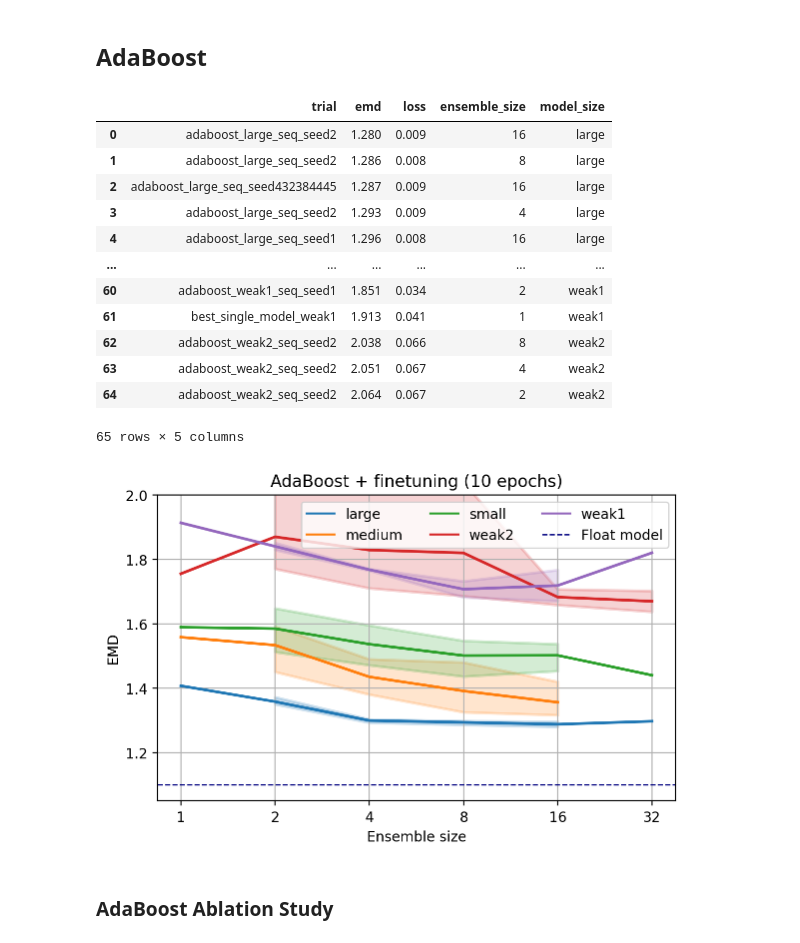
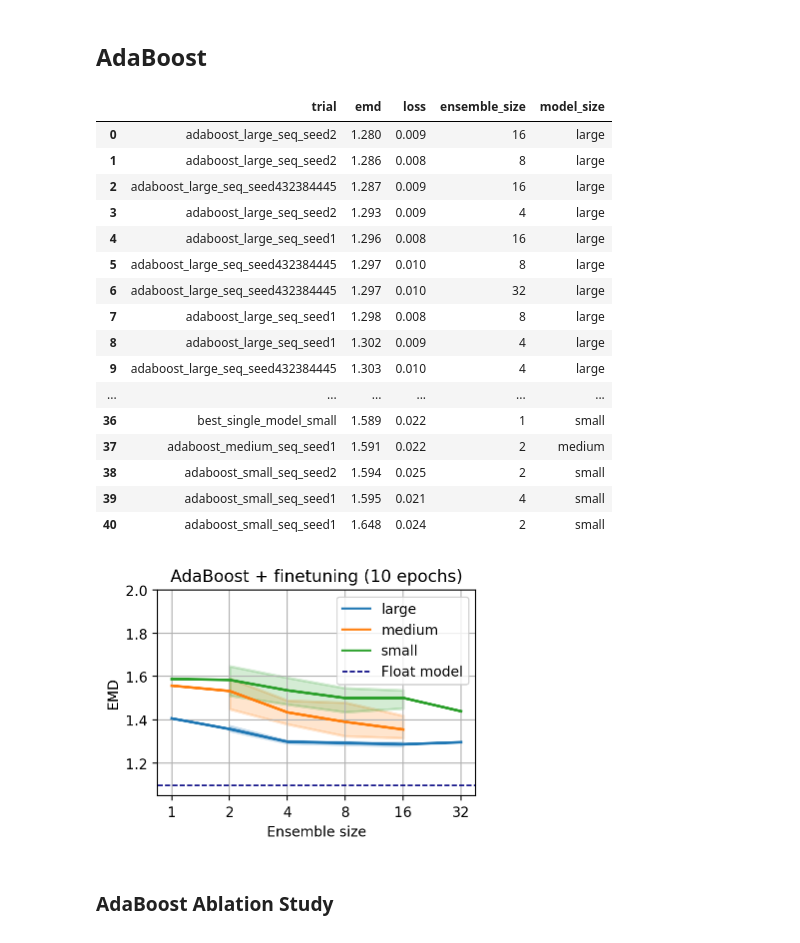
Before and after one commit to oliviaweng/logicnets, a Jupyter notebook: examples/hgcal_autoencoder/plots/analysis_ucsd.ipynb, the cells around one changed output. Cells and saved outputs as stored; diff of their text form; code cells hidden in the pictures.

```diff
--- a/examples/hgcal_autoencoder/plots/analysis_ucsd.ipynb
+++ b/examples/hgcal_autoencoder/plots/analysis_ucsd.ipynb
@@ -623,14 +623,16 @@ def parse_ensembling_experiment(experiment_dir):
             ensemble_size = int(re.findall(f"\d+", txt_file)[1])
         else:
             ensemble_size = int(re.findall(f"\d+", txt_file)[0])
-        if "small_fixed_mask_no_wd" in txt_file:
-            model_size = "small_fixed_no_wd"
-        elif "small_fixed" in txt_file:
+        # TODO: TEMP
+        # if "fixed_mask" in txt_file:
+        #     continue
+        # Get model size
+        if "small_fixed" in txt_file:
             model_size = "small_fixed"
+        elif "small_poly2" in txt_file:
+            model_size = "small_poly2"
         elif "medium_fixed" in txt_file:
             model_size = "medium_fixed"
-        elif "large_fixed_mask_no_wd" in txt_file:
-            model_size = "large_fixed_no_wd"
         elif "large_fixed" in txt_file:
             model_size = "large_fixed"
         elif "small" in txt_file:
@@ -1409,10 +1322,6 @@ def parse_seq_ensemble_exp(experiment_dir):
             model_size = "medium"
         elif "large" in trial:
             model_size = "large"
-        elif "weak2" in trial:
-            model_size = "weak2"
-        elif "weak1" in trial:
-            model_size = "weak1"
         # Get EMD, val loss, and ensemble size from ensemble_perf log
         with open(ens_perf_f, "r") as f:
             for l in f.readlines():
@@ -1455,30 +1364,12 @@ best_single_model_small = {
     "ensemble_size": 1,
     "model_size": "small",
 }
-best_single_model_weak1 = {
-    "trial": "best_single_model_weak1",
-    "emd": BEST_WEAK1_EMD,
-    "loss": 0.041,
-    "ensemble_size": 1,
-    "model_size": "weak1",
-}
-best_single_model_weak2 = {
-    "trial": "best_single_model_weak2",
-    "emd": BEST_WEAK2_EMD,
-    "loss": 0.034,
-    "ensemble_size": 1,
-    "model_size": "weak2",
-}
 best_single_model_large_df = pd.DataFrame(best_single_model_large, index=[0])
 best_single_model_medium_df = pd.DataFrame(best_single_model_medium, index=[0])
 best_single_model_small_df = pd.DataFrame(best_single_model_small, index=[0])
-best_single_model_weak1_df = pd.DataFrame(best_single_model_weak1, index=[0])
-best_single_model_weak2_df = pd.DataFrame(best_single_model_weak2, index=[0])
 df = pd.concat([df, best_single_model_large_df])
 df = pd.concat([df, best_single_model_medium_df])
 df = pd.concat([df, best_single_model_small_df])
-df = pd.concat([df, best_single_model_weak1_df])
-df = pd.concat([df, best_single_model_weak2_df])
 df = df.sort_values("emd", ignore_index=True)
 adaboost_df = df
 df
@@ -1489,49 +1380,53 @@ df
 | 2 | adaboost_large_seq_seed432384445 | 1.287 | 0.009 | 16 | large |
 | 3 | adaboost_large_seq_seed2 | 1.293 | 0.009 | 4 | large |
 | 4 | adaboost_large_seq_seed1 | 1.296 | 0.008 | 16 | large |
+| 5 | adaboost_large_seq_seed432384445 | 1.297 | 0.010 | 8 | large |
+| 6 | adaboost_large_seq_seed432384445 | 1.297 | 0.010 | 32 | large |
+| 7 | adaboost_large_seq_seed1 | 1.298 | 0.008 | 8 | large |
+| 8 | adaboost_large_seq_seed1 | 1.302 | 0.009 | 4 | large |
+| 9 | adaboost_large_seq_seed432384445 | 1.303 | 0.010 | 4 | large |
 | ... | ... | ... | ... | ... | ... |
-| 60 | adaboost_weak1_seq_seed1 | 1.851 | 0.034 | 2 | weak1 |
-| 61 | best_single_model_weak1 | 1.913 | 0.041 | 1 | weak1 |
-| 62 | adaboost_weak2_seq_seed2 | 2.038 | 0.066 | 8 | weak2 |
-| 63 | adaboost_weak2_seq_seed2 | 2.051 | 0.067 | 4 | weak2 |
-| 64 | adaboost_weak2_seq_seed2 | 2.064 | 0.067 | 2 | weak2 |
+| 36 | best_single_model_small | 1.589 | 0.022 | 1 | small |
+| 37 | adaboost_medium_seq_seed1 | 1.591 | 0.022 | 2 | medium |
+| 38 | adaboost_small_seq_seed2 | 1.594 | 0.025 | 2 | small |
+| 39 | adaboost_small_seq_seed1 | 1.595 | 0.021 | 4 | small |
+| 40 | adaboost_small_seq_seed1 | 1.648 | 0.024 | 2 | small |
-65 rows × 5 columns
 # %%
 """
 Line plot of EMD vs ensemble size
 """
-fig, ax = plt.subplots(figsize=(6, 4))
+fig, ax = plt.subplots(figsize=(4, 3))
 
 df["ensemble_size_plot"] = df["ensemble_size"].apply(lambda x: int(np.log2(x)))
 
 ax = sns.lineplot(
     data=df,
     x="ensemble_size_plot",
     y="emd",
     ax=ax,
     hue="model_size",
     errorbar=(lambda x: (x.min(), x.max())),
     err_kws={"linewidth": 2},
     linewidth=2,
 )
 
 plt.axhline(y=1.1, linewidth=1, linestyle="--", color="navy", label="Float model")
 
 ax.set_xticks(np.arange(len(set(df["ensemble_size"]))))
 ax.set_xticklabels(sorted(set(df["ensemble_size"])))
 
 ax.grid()
-ax.legend(ncol=3)
+ax.legend()
 ax.set_ylim([1.05, 2])
 ax.set_xlabel("Ensemble size")
 ax.set_ylabel("EMD")
 ax.set_title("AdaBoost + finetuning (10 epochs)")
 
 fig.tight_layout()
 plt.savefig("adaboost_emd_v_ensemble_size_lineplot.pdf")
 plt.savefig("adaboost_emd_v_ensemble_size_lineplot.png")
 # %% [output]
-[figure, old version]
+[figure, new version]
 # %% [markdown]
 ### AdaBoost Ablation Study
 # %%
```
Also changed, not shown: parts of 22 cells of this notebook.
